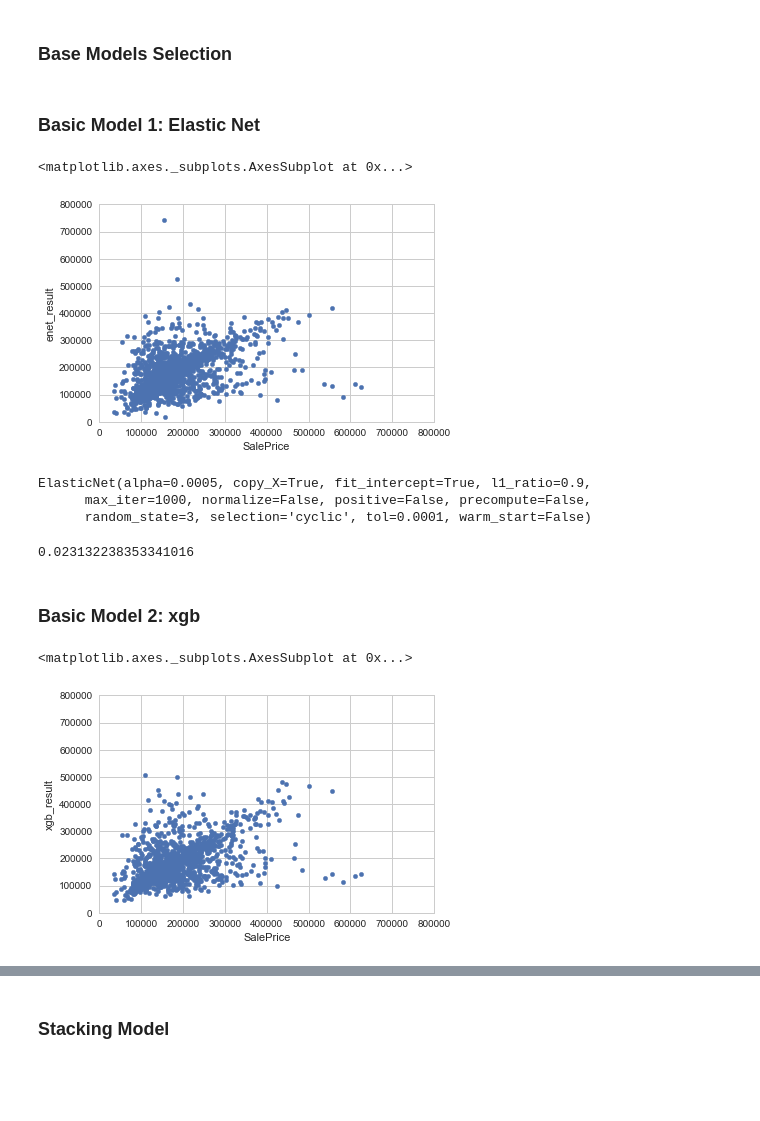
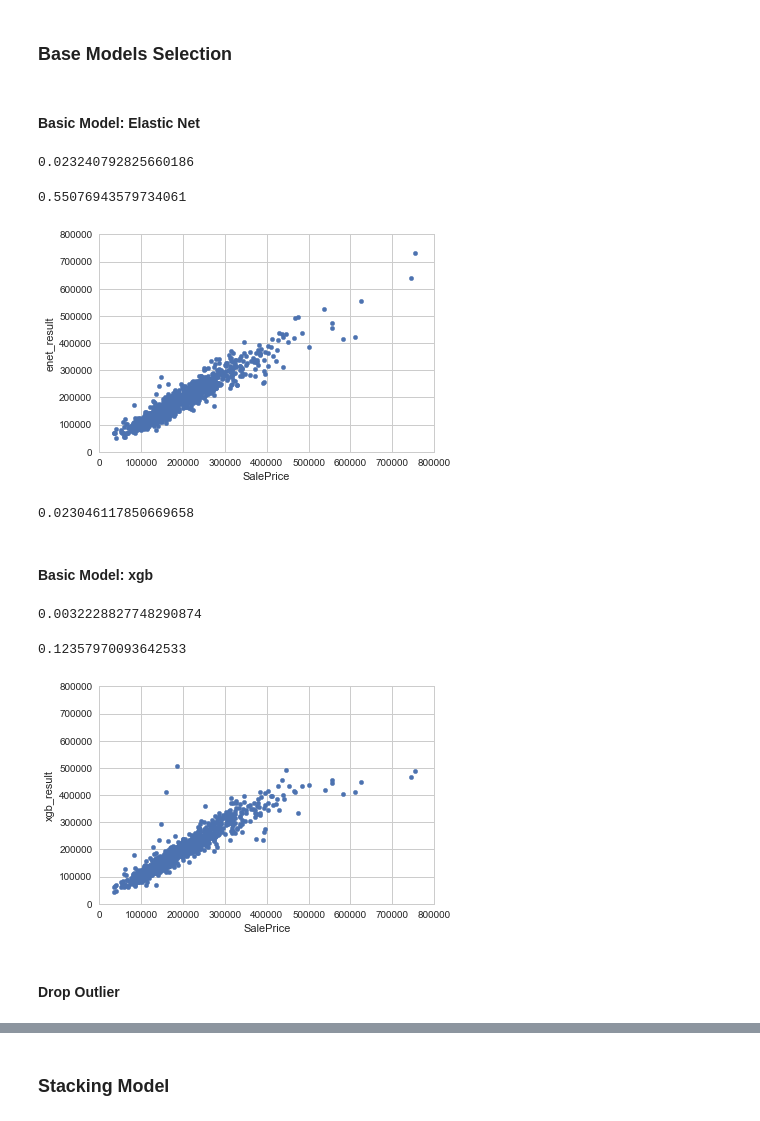
Before and after one commit to kkchuchu/kkchuchu.mushroom, a Jupyter notebook: kaggle/hp/House Prices- Advanced Regression Techniques.ipynb, the cells around one changed output, grey strips where cells are left out. Cells and saved outputs as stored; diff of their text form; code cells hidden in the pictures; blank space fills up the shorter version.

```diff
--- a/kaggle/hp/House Prices- Advanced Regression Techniques.ipynb
+++ b/kaggle/hp/House Prices- Advanced Regression Techniques.ipynb
@@ -198,8 +187,8 @@ Name: 690, dtype: object
 ### Error Function
 # %%
 # rmse to rmsle do improve accuracy
-def rmlse(predictions, targets):
-    return np.sqrt(((predictions - targets) ** 2).mean())
+def do_rmse(predictions, targets):
+    return np.sqrt(((predictions.values - targets.values) ** 2).mean())
 # %% [markdown]
 ### Base Models Selection
 # %%
@@ -209,5 +198,6 @@ from sklearn.model_selection import KFold, cross_val_score, train_test_split
 from sklearn.metrics import mean_squared_error
 # %%
 # dr['enet_result']
-dr = dr.assign(SalePrice_log = lambda x: np.log(x['SalePrice']))
+def do_log_y(dr):
+    return dr.assign(SalePrice_log = lambda x: np.log(x['SalePrice']))
 # %%
@@ -219,5 +207,10 @@ def rmse_cv(model):
     return(rmse)
 # %% [markdown]
-### Basic Model 1: Elastic Net
+#### Basic Model: Elastic Net
+# %%
+n_folds = 5
+y_column = ['SalePrice']
+dr = do_fill_na(dr)
+dr = do_cat2num(dr, c_cat)
 # %%
 from sklearn.linear_model import ElasticNet
@@ -226,38 +217,43 @@ n_folds = 5
 # %%
+dr['enet_result_log'] = pd.Series(None, index=dr.index)
 dr['enet_result'] = pd.Series(None, index=dr.index)
+dr = do_log_y(dr)
+y_column = ['SalePrice_log']
 
 kf = KFold(n_splits=n_folds)
 for train_index, test_index in kf.split(dr):
     enet = ElasticNet(alpha=0.0005, l1_ratio=.9, random_state=3)
-    enet.fit(dr[fet_c].iloc[train_index], dr[y_column].iloc[train_index])
-    enet_result = pd.DataFrame(enet.predict(dr[fet_c].iloc[test_index]), columns = ['enet_result'], index=test_index)
+    enet.fit(dr[c_fet].iloc[train_index], dr[y_column].iloc[train_index])
+    enet_result = pd.DataFrame(enet.predict(dr[c_fet].iloc[test_index]), columns = ['enet_result_log'], index=test_index)
     dr.update(enet_result, raise_conflict=True)
+
+do_rmse(dr[y_column], dr['enet_result_log'])
+do_rmse_cv(ElasticNet(alpha=0.0005, l1_ratio=.9, random_state=3), dr[c_fet], dr['SalePrice_log']).mean()
+# %% [output]
+0.023240792825660186
 # %%
+dr['enet_result'] = np.exp(dr['enet_result_log'])
 dr.plot.scatter(x='SalePrice', y='enet_result', ylim=[0, 800000], xlim=[0,800000])
+do_rmse(dr[y_column], dr['enet_result_log']).mean()
 # %% [output]
-<matplotlib.axes._subplots.AxesSubplot at 0x...>
+0.55076943579734061
-[figure, old version]
+[figure, new version]
-# %%
-enet = ElasticNet(alpha=0.0005, l1_ratio=.9, random_state=3)
-# rmse_cv(enet).mean()
-enet.fit(train.values, y_train)
-# %% [output]
-ElasticNet(alpha=0.0005, copy_X=True, fit_intercept=True, l1_ratio=0.9,
-      max_iter=1000, normalize=False, positive=False, precompute=False,
-      random_state=3, selection='cyclic', tol=0.0001, warm_start=False)
 # %%
 from sklearn.pipeline import make_pipeline
 from sklearn.preprocessing import RobustScaler
 ENet = make_pipeline(RobustScaler(), ElasticNet(alpha=0.0005, l1_ratio=.9, random_state=3))
-rmse_cv(ENet).mean()
+do_rmse_cv(ENet, dr[c_fet], dr['SalePrice_log']).mean()
 # %% [output]
-0.023132238353341016
+0.023046117850669658
 # %% [markdown]
-### Basic Model 2: xgb
+#### Basic Model: xgb
 # %%
 import xgboost as xgb
 # %%
+dr['xgb_result_log'] = pd.Series(None, index=dr.index)
 dr['xgb_result'] = pd.Series(None, index=dr.index)
+y_column = ['SalePrice_log']
+r_column = ['xgb_result_log']
 
 n_folds = 5
 kf = KFold(n_splits=n_folds)
@@ -268,11 +264,17 @@ for train_index, test_index in kf.split(dr):
                              reg_alpha=0.4640, reg_lambda=0.8571,
                              subsample=0.5213, silent=1,
                              random_state =7, nthread = -1)
-    model_xgb.fit(dr[fet_c].iloc[train_index], dr[y_column].iloc[train_index])
-    xgb_result = pd.DataFrame(model_xgb.predict(dr[fet_c].iloc[test_index]), columns = ['xgb_result'], index=test_index)
+    model_xgb.fit(dr[c_fet].iloc[train_index], dr[y_column].iloc[train_index])
+    xgb_result = pd.DataFrame(model_xgb.predict(dr[c_fet].iloc[test_index]), columns = r_column, index=test_index)
     dr.update(xgb_result, raise_conflict=True)
+# %% [output]
+0.0032228827748290874
 # %%
+dr['xgb_result'] = np.exp(dr[r_column])
 dr.plot.scatter(x='SalePrice', y='xgb_result', ylim=[0, 800000], xlim=[0,800000])
+do_rmse(dr[y_column], dr[r_column]).mean()
 # %% [output]
-<matplotlib.axes._subplots.AxesSubplot at 0x...>
+0.12357970093642533
-[figure, old version]
+[figure, new version]
+# %% [markdown]
+#### Drop Outlier
```
Also changed, not shown: parts of 34 cells of this notebook.
